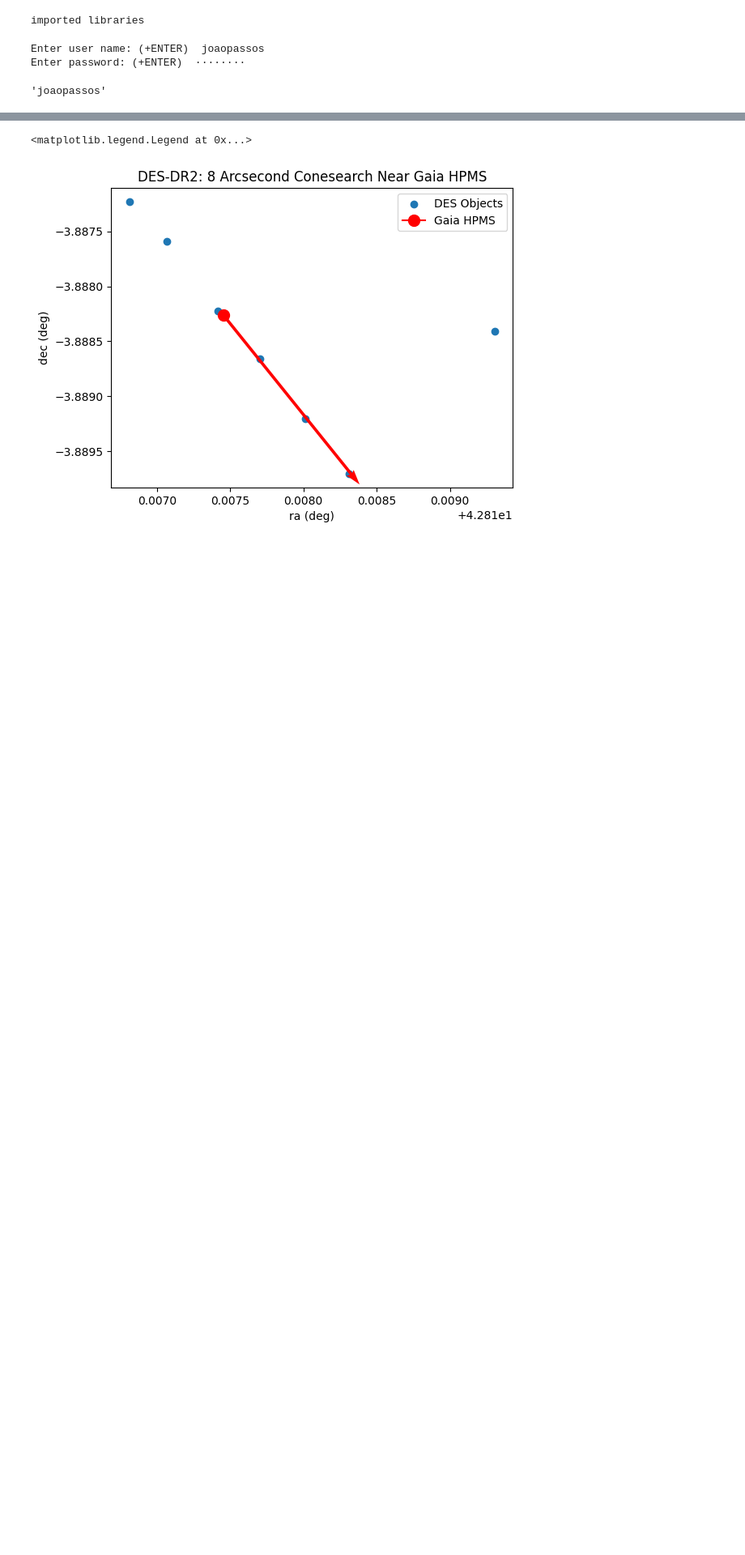
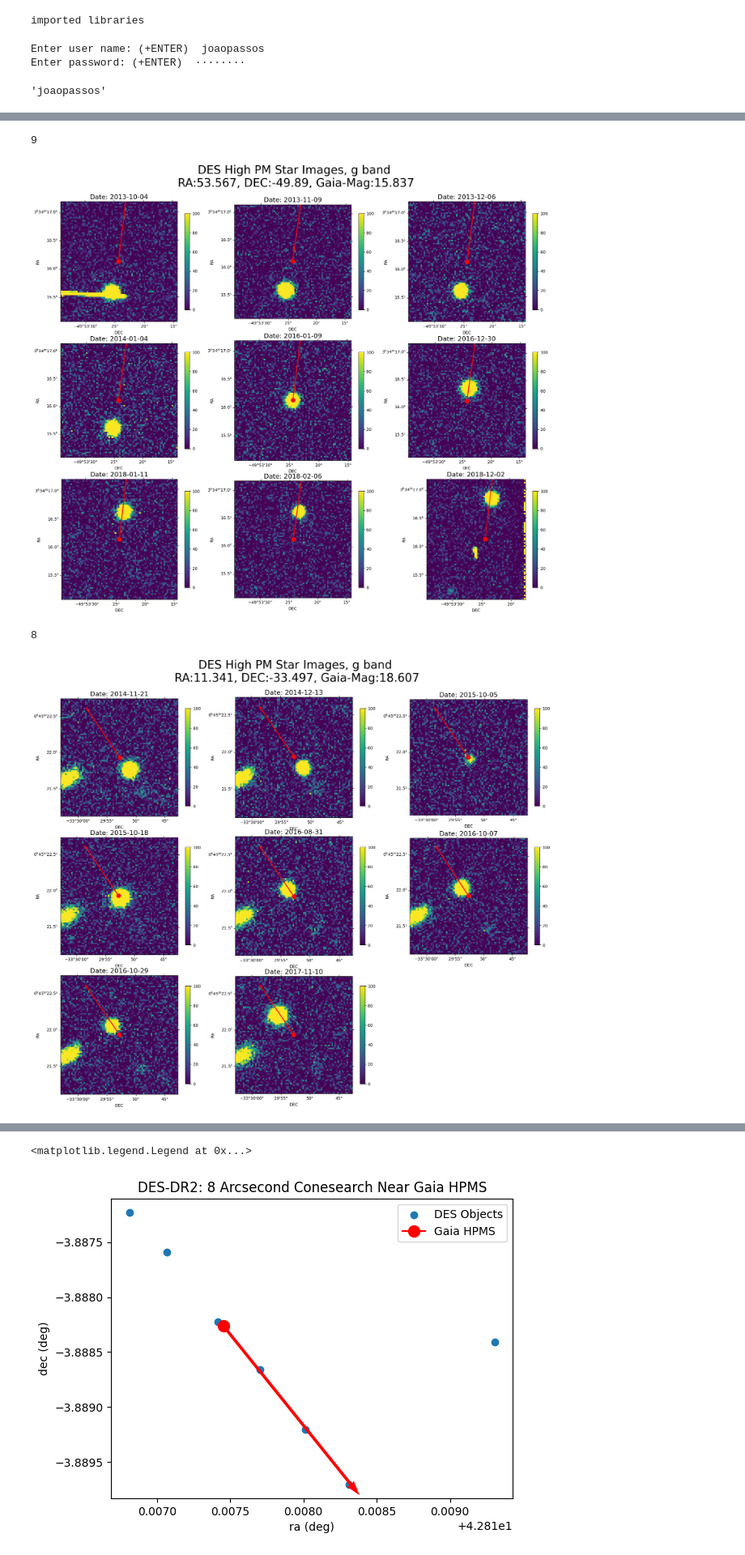
Before and after one commit to JoaoDPassos/brown-dwarf-search, a Jupyter notebook: Jupyter Notebooks/hpms_search/obtain_images.ipynb, the cells around one changed output, grey strips where cells are left out. Shown at 81% size. Drawn from its saved outputs; the diff is of its cells as text; code cells hidden in the pictures; blank space fills up the shorter version.

Commit message:
created plots of HPMS stars in DESDR2

```diff
--- a/Jupyter Notebooks/hpms_search/obtain_images.ipynb
+++ b/Jupyter Notebooks/hpms_search/obtain_images.ipynb
@@ -332,0 +436,8 @@ for row in imgTable[sel]:
+# %%
+for index, row in pd.read_csv('../previous_work/algo_gaia_verified.csv').query('GMag_gaia > 15').iterrows():
+    plot_catalog_images(DEF_ACCESS_URL, row['ra_gaia'], row['dec_gaia'], row['pmra_gaia'], row['pmdec_gaia'], row['GMag_gaia'])
+# %% [output]
+9
+[figure, added]
+8
+[figure, added]
```
Also changed, not shown: parts of 10 cells of this notebook.
